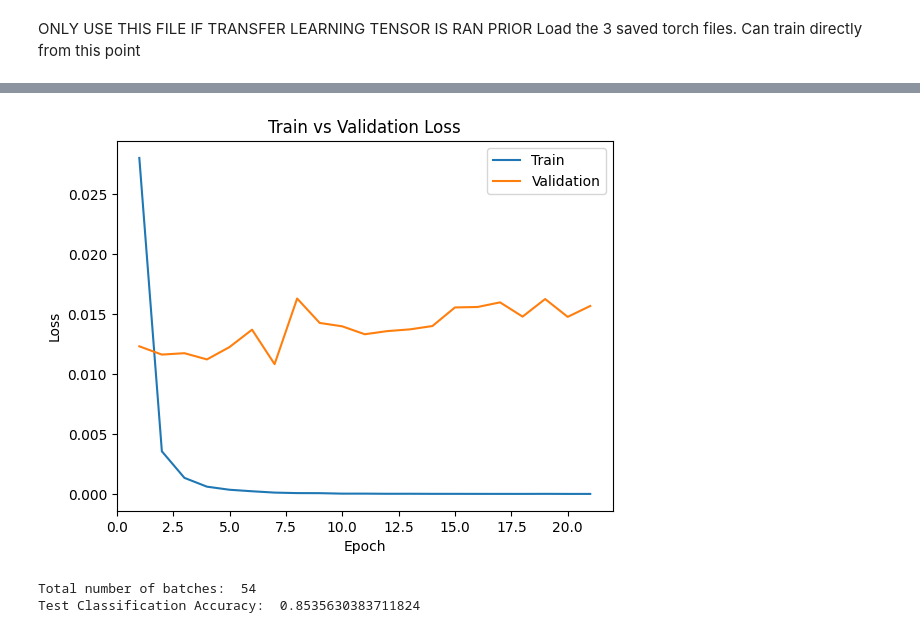
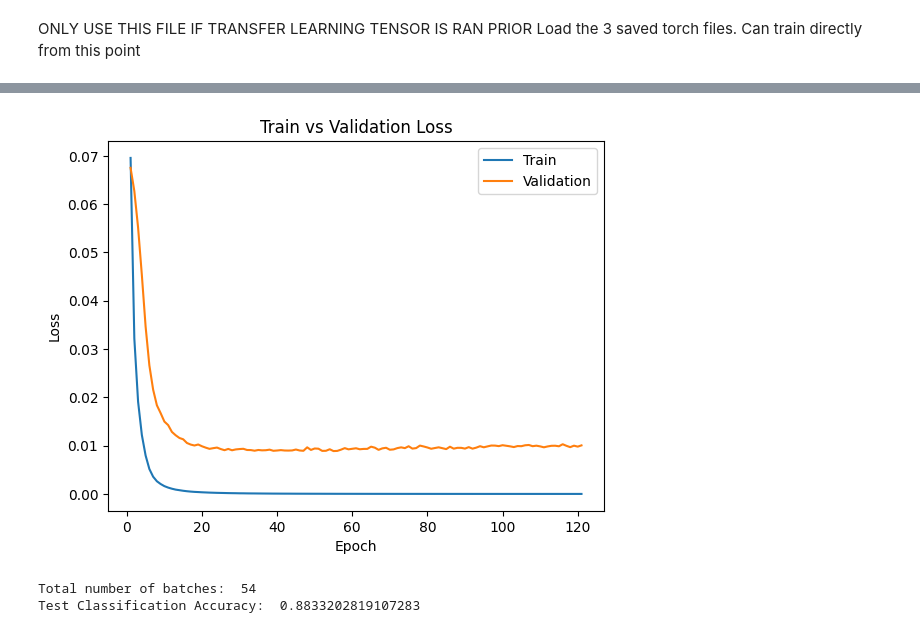
Before and after one commit to nbiancolin/convolutional-neural-nuts, a Jupyter notebook: src/V2LoadTrain.ipynb, the cells around one changed output, grey strips where cells are left out. Drawn from its saved outputs; the diff is of its cells as text; code cells hidden in the pictures.

```diff
--- a/src/V2LoadTrain.ipynb
+++ b/src/V2LoadTrain.ipynb
@@ -144,12 +146,12 @@ def train_net_TL(net, batchsize=24, learning_rate=0.007, num_epochs=12, weight_d
   np.savetxt("{}_val_loss.csv".format(path), val_loss_graph)
 # %%
 #global variabls - so you don't have to modify them everywhere
-BATCH_SIZE = 36
-NUM_EPOCHS = 21
-LEARNING_RATE = 0.007
+BATCH_SIZE = 32
+NUM_EPOCHS = 121
+LEARNING_RATE = 0.0003
 
 #With Weight Decay
-WEIGHTDECAY = 0
+WEIGHTDECAY = 0.002
 # %%
 n = 10
 # %%
@@ -167,7 +177,7 @@ Total time:  150.5314164161682
 # %%
-plot_training_curve("modelStorage/model_{0}_bs{1}_lr{2}_epoch{3}".format("fungaV1", BATCH_SIZE, LEARNING_RATE, 20))
+plot_training_curve("modelStorage/model_{0}_bs{1}_lr{2}_epoch{3}".format("fungaV1", BATCH_SIZE, LEARNING_RATE, NUM_EPOCHS))
 # %% [output]
-[figure, old version]
+[figure, new version]
 # %%
 #test accuracy function
 def getAccuracy(net, loader):
@@ -184,7 +194,7 @@ def getAccuracy(net, loader):
   return correct / count
 # %%
 bestNet = preLearnedFungaV1()
-model_path = get_model_name("fungaV1", batch_size=BATCH_SIZE, lr=LEARNING_RATE, epoch=(10))
+model_path = get_model_name("fungaV1", batch_size=BATCH_SIZE, lr=LEARNING_RATE, epoch=(110))
 state = torch.load(model_path)
 bestNet.load_state_dict(state)
 
@@ -196,4 +206,4 @@ accuracy = getAccuracy(bestNet, dataLoad)
 print("Test Classification Accuracy: ", accuracy)
 # %% [output]
 Total number of batches:  54
-Test Classification Accuracy:  0.8535630383711824
+Test Classification Accuracy:  0.8833202819107283
```
Also changed, not shown: parts of 3 cells of this notebook.
